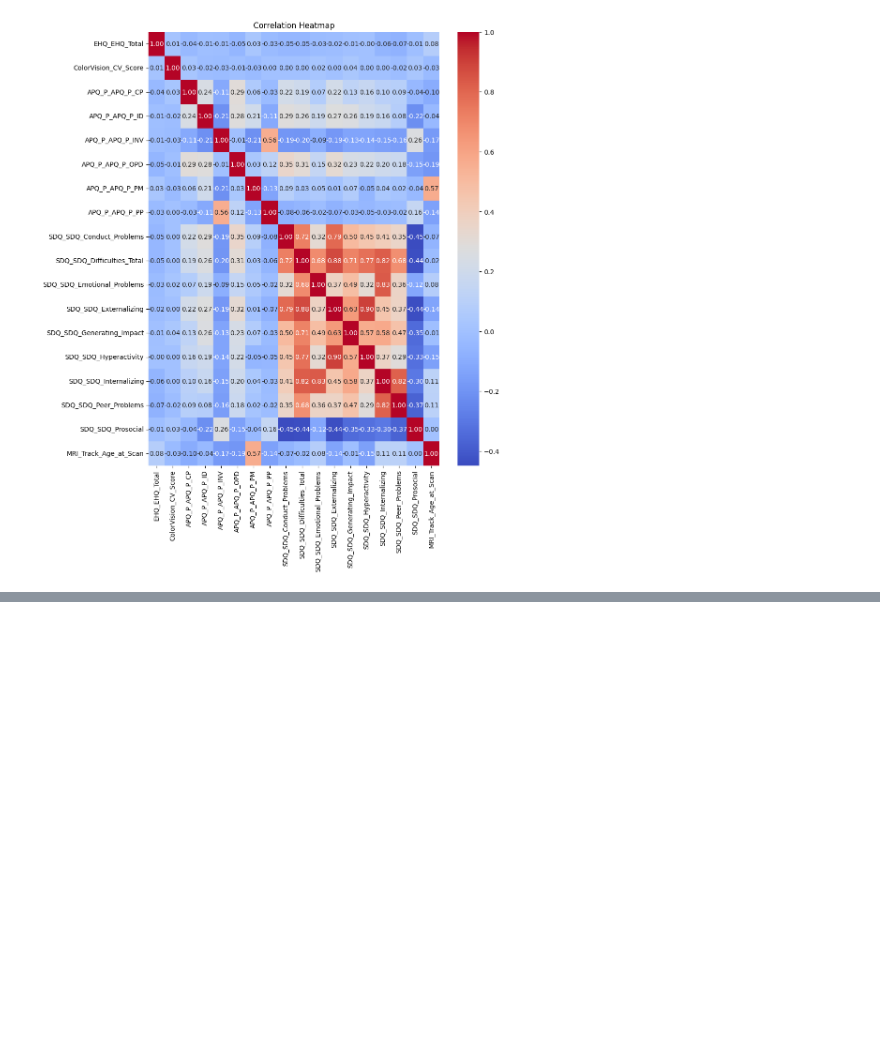
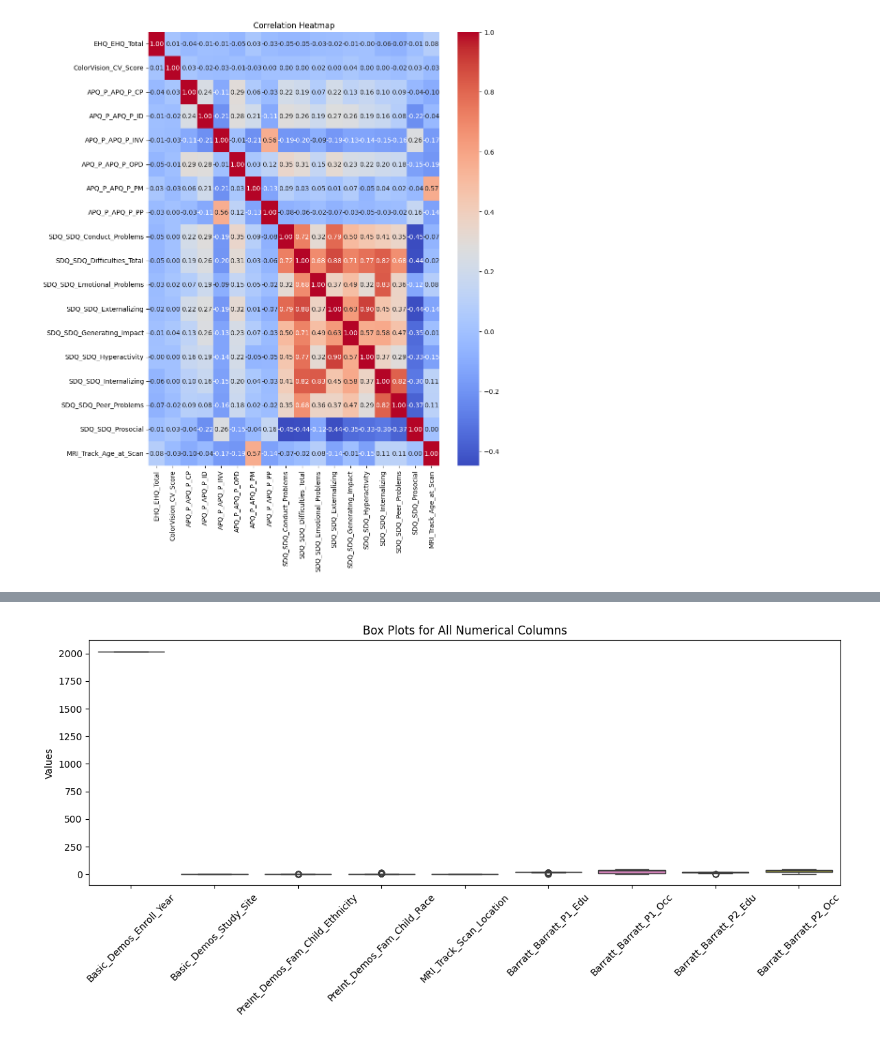
Before and after one commit to panditpooja/WiDS_Datathon_2025, a Jupyter notebook: preprocess.ipynb, the cells around one changed output, grey strips where cells are left out. Cells and saved outputs as stored; diff of their text form; code cells hidden in the pictures; blank space fills up the shorter version.

Commit message:
categorical

```diff
--- a/preprocess.ipynb
+++ b/preprocess.ipynb
@@ -185,0 +250,9 @@ Barratt_Barratt_P2_Occ              20.0    35.0    40.0    45.0
+# %%
+
+# Percentage of missing values per column
+missing_percentage = categorical_data.isnull().mean() * 100
+print("Percentage of missing values per column:\n")
+print(missing_percentage)
+
+# dropping rows with null values
+categorical_clean = categorical_data.dropna()
@@ -185,0 +273,32 @@ Barratt_Barratt_P2_Occ              20.0    35.0    40.0    45.0
+# %%
+# EDA for categorical data
+
+# violin plot
+numeric_cols = categorical_clean.select_dtypes(include=['float64', 'int64']).columns
+
+# Set plot size
+# plt.figure(figsize=(15, 8))
+
+# # Create one subplot per variable
+# for i, col in enumerate(numeric_cols, 1):
+#     plt.subplot(2, (len(numeric_cols) + 1) // 2, i)  # 2 rows of subplots
+#     sns.violinplot(y=categorical_clean[col])
+#     plt.title(col)
+#     plt.tight_layout()
+
+# plt.suptitle("Violin Plots of Numeric Features", fontsize=16, y=1.02)
+# plt.show()
+
+# Create a box plot for all numeric columns
+numeric_df = categorical_clean.select_dtypes(include=['float64', 'int64'])
+
+# Create the boxplot
+plt.figure(figsize=(12, 6))
+sns.boxplot(data=numeric_df)
+plt.xticks(rotation=45)
+plt.title("Box Plots for All Numerical Columns")
+plt.ylabel("Values")
+plt.tight_layout()
+plt.show()
+# %% [output]
+[figure, added]
```
Also changed, not shown: parts of 7 cells of this notebook.
